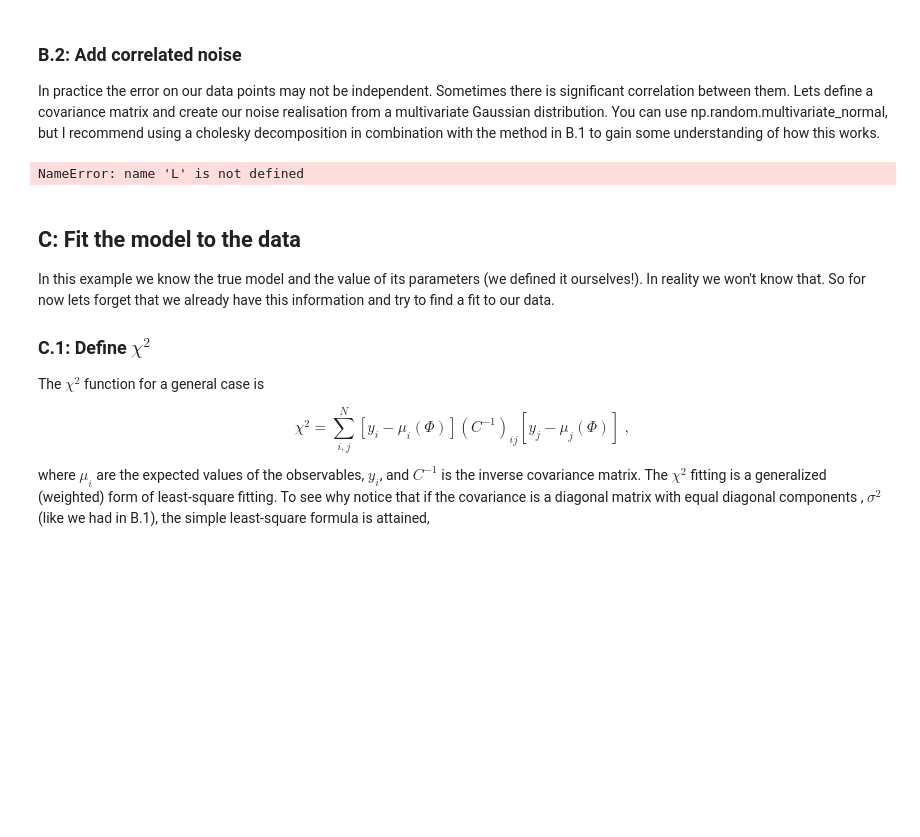
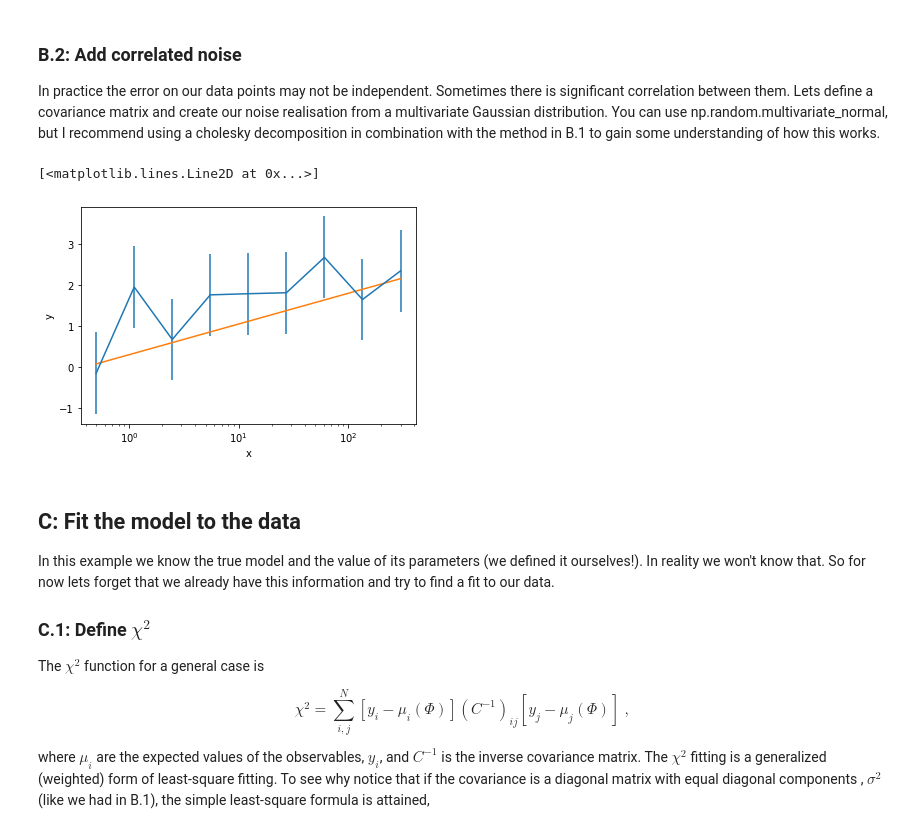
Before and after one commit to MarianaJBr/PreciseStatisticalAnalysis, a Jupyter notebook: first_session/MyMCMC_yourname-Solution_uptp_C3.ipynb, the cells around one changed output. Drawn from its saved outputs; the diff is of its cells as text; code cells hidden in the pictures; blank space fills up the shorter version.

```diff
--- a/first_session/MyMCMC_yourname-Solution_uptp_C3.ipynb
+++ b/first_session/MyMCMC_yourname-Solution_uptp_C3.ipynb
@@ -101,35 +101,36 @@ In practice the error on our data points may not be independent. Sometimes there
 # %%
 # Here is your starting covariance matrix. We still have one along the diagonals,
 # which is the same as what we had in B.1. But now we have a few non-zero off-diagonals.
 
 cov = np.array([[1., 0.4, 0., 0., 0., 0., 0., 0., 0.],
                 [0.4, 1., 0.5, 0., 0., 0., 0., 0., 0.],
                 [0., 0.5, 1., 0., 0., 0., 0., 0., 0.],
                 [0., 0., 0., 1., 0., 0., 0., 0., 0.],
                 [0., 0., 0., 0., 1., 0., 0., 0., 0.],
                 [0., 0., 0., 0., 0., 1., 0., 0., 0.],
                 [0., 0., 0., 0., 0., 0., 1., 0., 0.],
                 [0., 0., 0., 0., 0., 0., 0., 1., 0.],
                 [0., 0., 0., 0., 0., 0., 0., 0., 1.]])
 
 
 # Create a noise realisation using this covariance.
 # look up the cholesky decomposition and use the two line solution (hint: use np.linalg.cholesky)
 cholesky_mat = np.linalg.cholesky(cov)
-correlated_noise_realisation =  np.dot(L,noise_realisation)
+correlated_noise_realisation =  np.dot(cholesky_mat,noise_realisation)
 
 
 # Add noise to y_th
 y_data = y_th + correlated_noise_realisation
 
 # plot y_data and y_th again
 plt.xscale('log')
 plt.errorbar(x,y_data,yerr=sigma)
 plt.xlabel("x")
 plt.ylabel("y")
 plt.plot(x,y_th,'-')
 # %% [output]
-NameError: name 'L' is not defined
+[<matplotlib.lines.Line2D at 0x...>]
+[figure, added]
 # %% [markdown]
 ## C: Fit the model to the data
 
```
Also changed, not shown: parts of 2 cells of this notebook.
